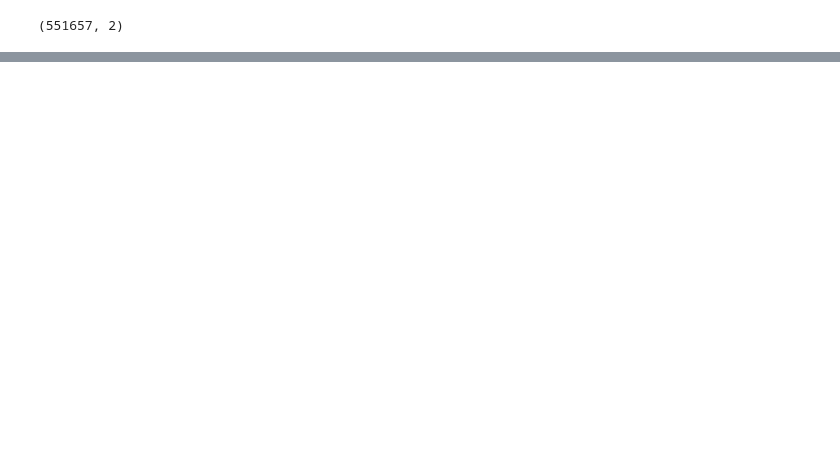
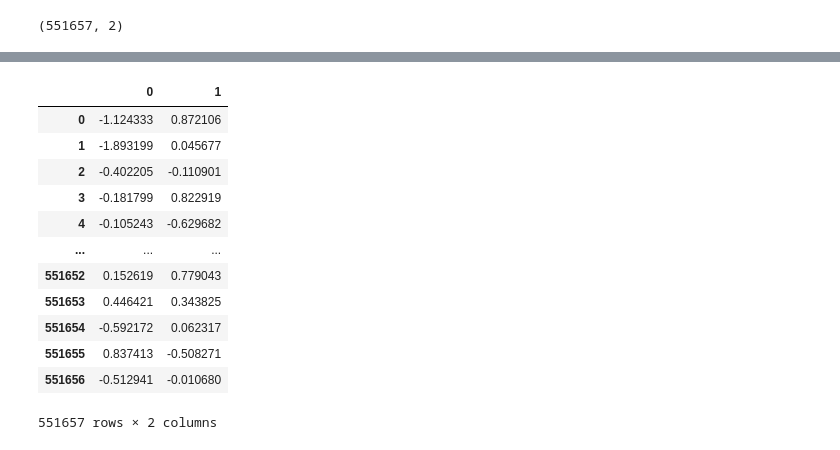
Before and after one commit to Lord225/datamining-on-pypl, a Jupyter notebook: transformers/cluster2.ipynb, the cells around one changed output, grey strips where cells are left out. Cells and saved outputs as stored; diff of their text form; code cells hidden in the pictures; blank space fills up the shorter version.

```diff
--- a/transformers/cluster2.ipynb
+++ b/transformers/cluster2.ipynb
@@ -280,4 +273,20 @@ transformed_embeddings = pd.DataFrame(transformed_embeddings)
 transformed_embeddings.to_hdf('tsne_embeddings_3.h5', key='tsne_embeddings', mode='w', format='table')
+# %%
+transformed_embeddings
+# %% [output]
+|  | 0 | 1 |
+| 0 | -1.124333 | 0.872106 |
+| 1 | -1.893199 | 0.045677 |
+| 2 | -0.402205 | -0.110901 |
+| 3 | -0.181799 | 0.822919 |
+| 4 | -0.105243 | -0.629682 |
+| ... | ... | ... |
+| 551652 | 0.152619 | 0.779043 |
+| 551653 | 0.446421 | 0.343825 |
+| 551654 | -0.592172 | 0.062317 |
+| 551655 | 0.837413 | -0.508271 |
+| 551656 | -0.512941 | -0.010680 |
+551657 rows × 2 columns
 # %%
 # plot
 import matplotlib.pyplot as plt
```
Also changed, not shown: parts of 19 cells of this notebook, 3 other files.
